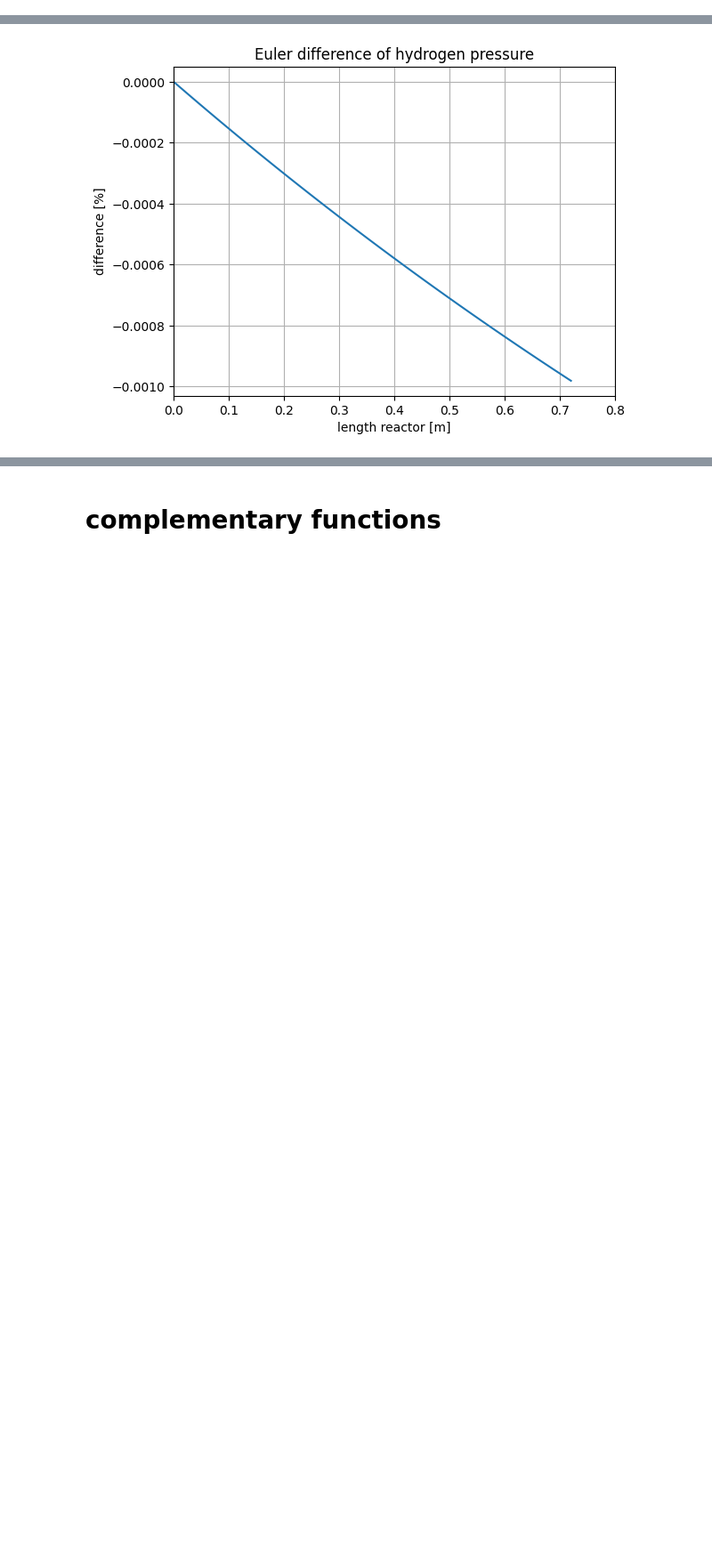
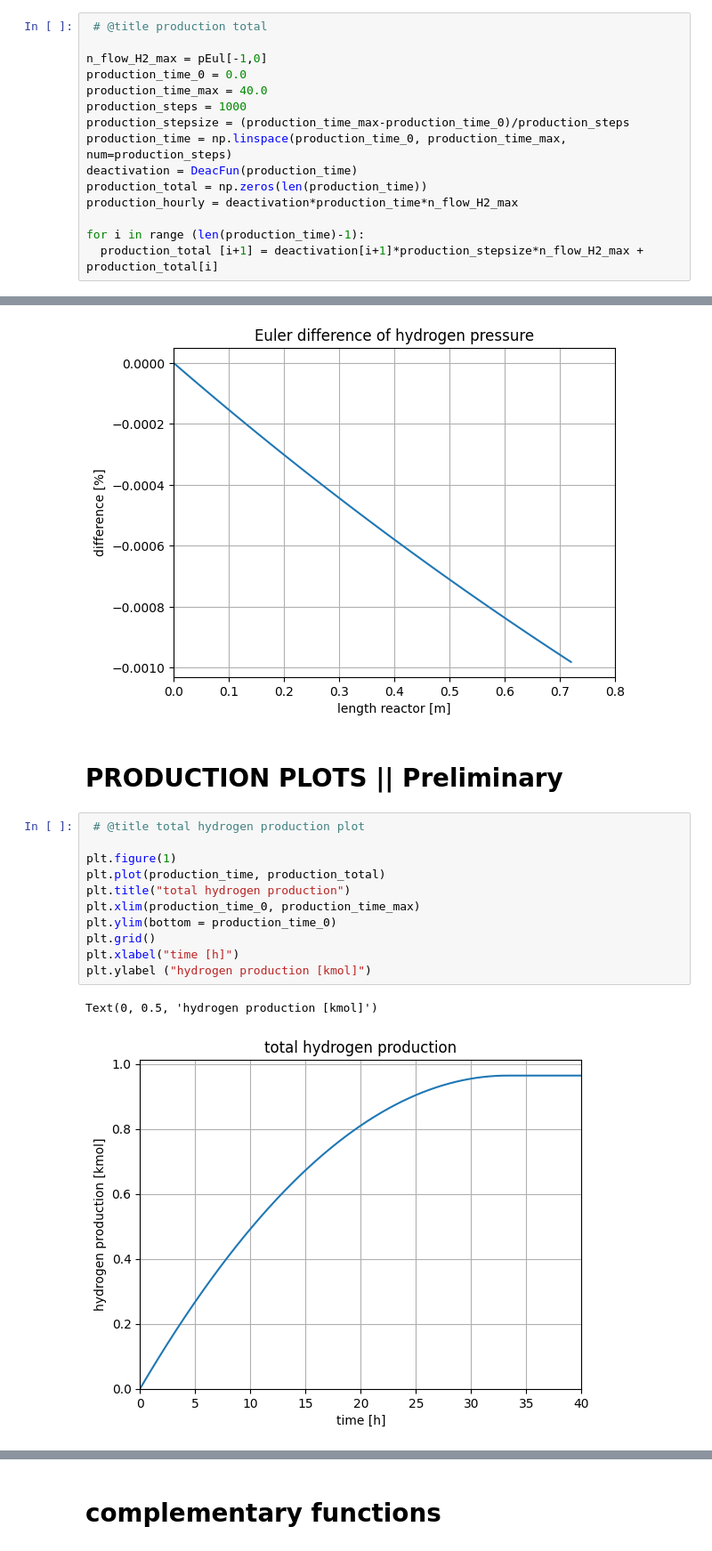
Before and after one commit to DanielGreiner/Masterarbeit, a Jupyter notebook: Model_reactor_1D_steady_state_isothermal.ipynb, the cells around one changed output, grey strips where cells are left out. Shown at 89% size. Saved outputs shown, nothing was run; the diff lists cells and outputs as text; blank space fills up the shorter version.

```diff
--- a/Model_reactor_1D_steady_state_isothermal.ipynb
+++ b/Model_reactor_1D_steady_state_isothermal.ipynb
@@ -356,0 +373,15 @@ for l in range(steps+1):
+# %%
+ # @title production total
+
+n_flow_H2_max = pEul[-1,0]
+production_time_0 = 0.0
+production_time_max = 40.0
+production_steps = 1000
+production_stepsize = (production_time_max-production_time_0)/production_steps
+production_time = np.linspace(production_time_0, production_time_max, num=production_steps)
+deactivation = DeacFun(production_time)
+production_total = np.zeros(len(production_time))
+production_hourly = deactivation*production_time*n_flow_H2_max
+
+for i in range (len(production_time)-1):
+  production_total [i+1] = deactivation[i+1]*production_stepsize*n_flow_H2_max + production_total[i]
@@ -455,3 +488,19 @@ plt.ylabel ("difference [%]")
 # %% [output]
 Text(0, 0.5, 'difference [%]')
 [figure]
+# %% [markdown]
+# PRODUCTION PLOTS || Preliminary
+# %%
+ # @title total hydrogen production plot
+
+plt.figure(1)
+plt.plot(production_time, production_total)
+plt.title("total hydrogen production")
+plt.xlim(production_time_0, production_time_max)
+plt.ylim(bottom = production_time_0)
+plt.grid()
+plt.xlabel("time [h]")
+plt.ylabel ("hydrogen production [kmol]")
+# %% [output]
+Text(0, 0.5, 'hydrogen production [kmol]')
+[figure, added]
```
Also changed, not shown: parts of 12 cells of this notebook.
